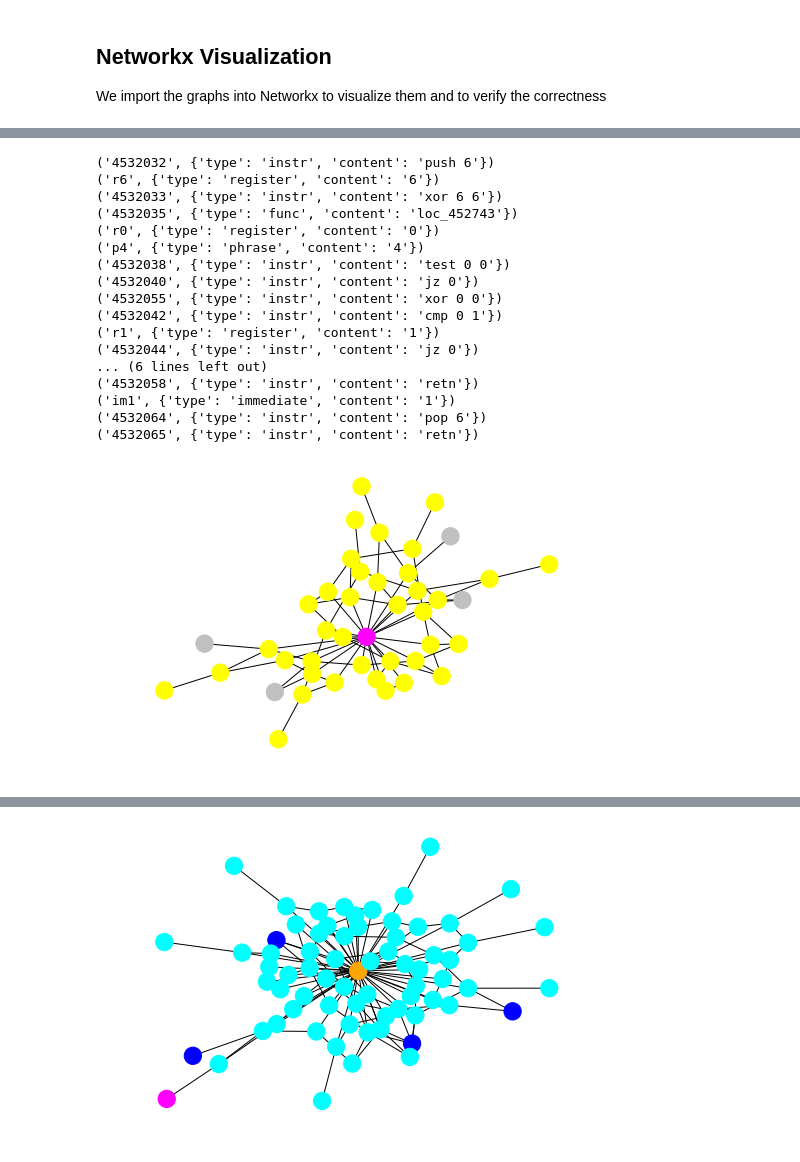
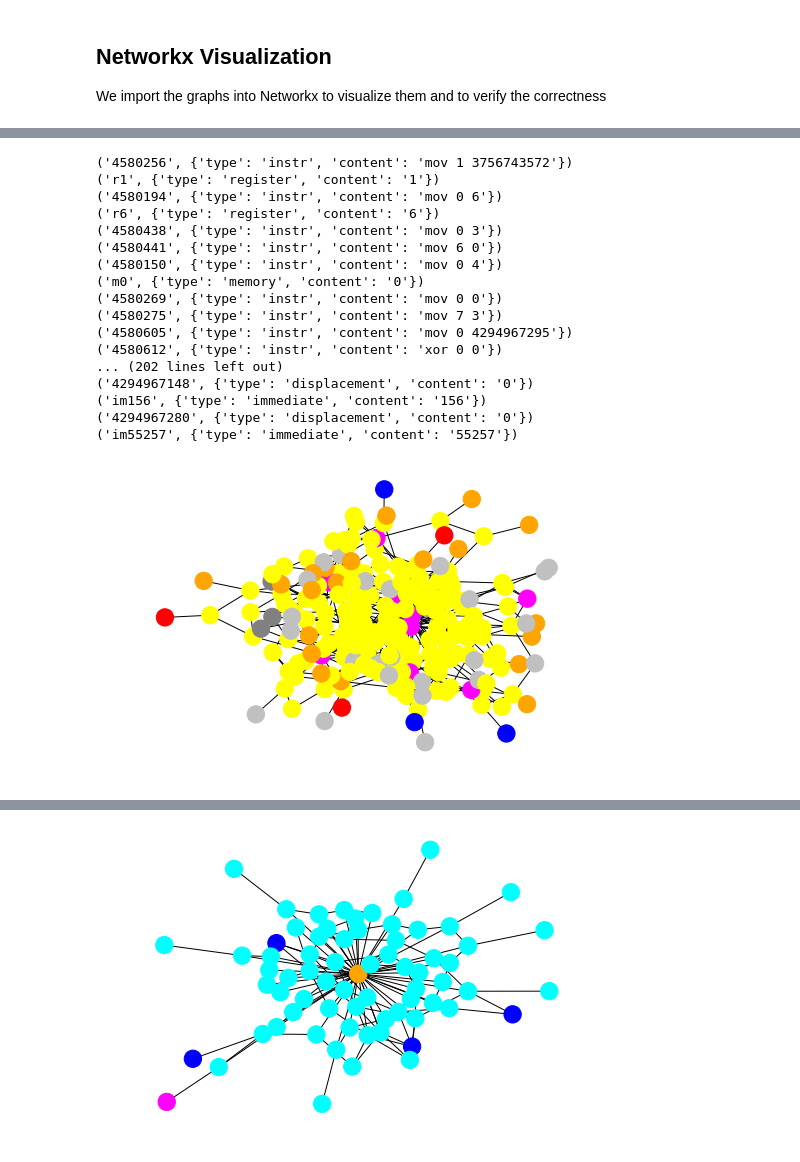
Before and after one commit to presmerats/GNN-MThesis, a Jupyter notebook: src/function_renaming/TFM_Dataset_part_I_import_graph.ipynb, the cells around one changed output, grey strips where cells are left out. Drawn from its saved outputs; the diff is of its cells as text; code cells hidden in the pictures.

```diff
--- a/src/function_renaming/TFM_Dataset_part_I_import_graph.ipynb
+++ b/src/function_renaming/TFM_Dataset_part_I_import_graph.ipynb
@@ -349,6 +441,7 @@ filename = 'sub_DB2A93_edges.txt'
 #filename = 'WINHTTP_452F00_edges.txt'
 folder ='./tmp/functions/raw/graphs01/'
 filename = 'sub_452740_edges.txt'
+filename = 'Call_Decryption_Routine_45E320_edges.txt'
 
 
 # read nodes, edges and  edge attributes
@@ -361,7 +454,14 @@ with open(folder+filename.replace('edges','nodes'),'r') as f:
         #print(nodeid)
         #print(tokens[1])
         attr_dict = json.loads('{ '+tokens[1].replace('\'','"'))
-        #print(nodeid)
-        #print(attr_dict)
+        print(nodeid)
+        print(attr_dict)
         for k,v in attr_dict.items():
-            g.node[nodeid][k] = v
+            print(k)
+            try:
+                g.node[nodeid][k] = v
+            except:
+                g.add_node(nodeid)
+                g.node[nodeid][k] = v
+
+            print(g.node[nodeid])
@@ -396,43 +514,49 @@ for n in g.nodes(data=True):
     i+=1
     #if i>100: break
 # %% [output]
-('4532032', {'type': 'instr', 'content': 'push 6'})
+('4580256', {'type': 'instr', 'content': 'mov 1 3756743572'})
+('r1', {'type': 'register', 'content': '1'})
+('4580194', {'type': 'instr', 'content': 'mov 0 6'})
 ('r6', {'type': 'register', 'content': '6'})
-('4532033', {'type': 'instr', 'content': 'xor 6 6'})
-('4532035', {'type': 'func', 'content': 'loc_452743'})
-('r0', {'type': 'register', 'content': '0'})
-('p4', {'type': 'phrase', 'content': '4'})
-('4532038', {'type': 'instr', 'content': 'test 0 0'})
-('4532040', {'type': 'instr', 'content': 'jz 0'})
-('4532055', {'type': 'instr', 'content': 'xor 0 0'})
-('4532042', {'type': 'instr', 'content': 'cmp 0 1'})
-('r1', {'type': 'register', 'content': '1'})
-('4532044', {'type': 'instr', 'content': 'jz 0'})
-... (6 lines left out)
-('4532058', {'type': 'instr', 'content': 'retn'})
-('im1', {'type': 'immediate', 'content': '1'})
-('4532064', {'type': 'instr', 'content': 'pop 6'})
-('4532065', {'type': 'instr', 'content': 'retn'})
+('4580438', {'type': 'instr', 'content': 'mov 0 3'})
+('4580441', {'type': 'instr', 'content': 'mov 6 0'})
+('4580150', {'type': 'instr', 'content': 'mov 0 4'})
+('m0', {'type': 'memory', 'content': '0'})
+('4580269', {'type': 'instr', 'content': 'mov 0 0'})
+('4580275', {'type': 'instr', 'content': 'mov 7 3'})
+('4580605', {'type': 'instr', 'content': 'mov 0 4294967295'})
+('4580612', {'type': 'instr', 'content': 'xor 0 0'})
+... (202 lines left out)
+('4294967148', {'type': 'displacement', 'content': '0'})
+('im156', {'type': 'immediate', 'content': '156'})
+('4294967280', {'type': 'displacement', 'content': '0'})
+('im55257', {'type': 'immediate', 'content': '55257'})
 # %%
 # color plot
 attrs={}
 palette = ['yellow', 'cyan','orange','red','magenta', 'silver','grey','blue','green',   'pink','black',]
 types =['instr','func','immediate','memory','register',
         'displacement','phrase','unknown']
 
 for node in g.nodes():
     if 'type' in g.node[node].keys():
-        i = types.index(g.node[node]['type'])
+        if g.node[node]['type'] in types:
+            i = types.index(g.node[node]['type'])
+        else:
+            i=len(types)-1
+            for j in types:
+                if g.node[node]['type'].startswith(j):
+                    i = types.index(j)
     else:
         i=len(types)+1
     attrs[node]={'color':palette[ i % len(palette)]}
 
 nx.set_node_attributes(g, attrs)
 colors = nx.get_node_attributes(g, 'color')
 nx.draw(g, node_color=colors.values())
 plt.draw()
 # %% [output]
-[figure, old version]
+[figure, new version]
 # %%
 import networkx as nx
 import json
```
Also changed, not shown: parts of 16 cells of this notebook, 1 other file.
